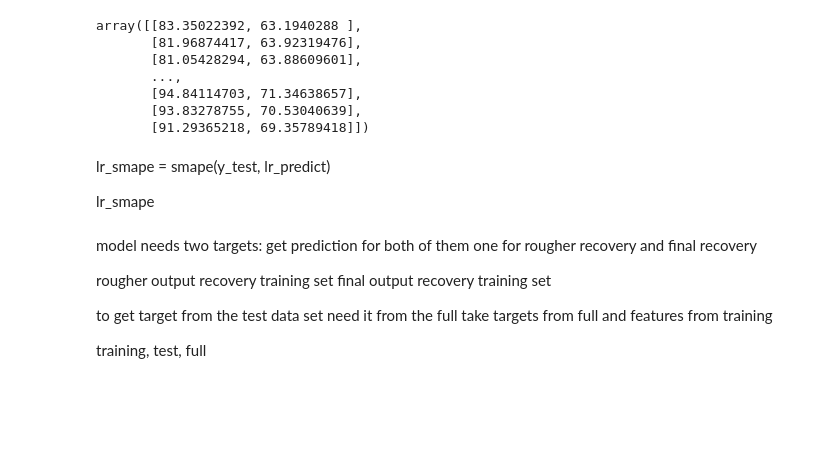
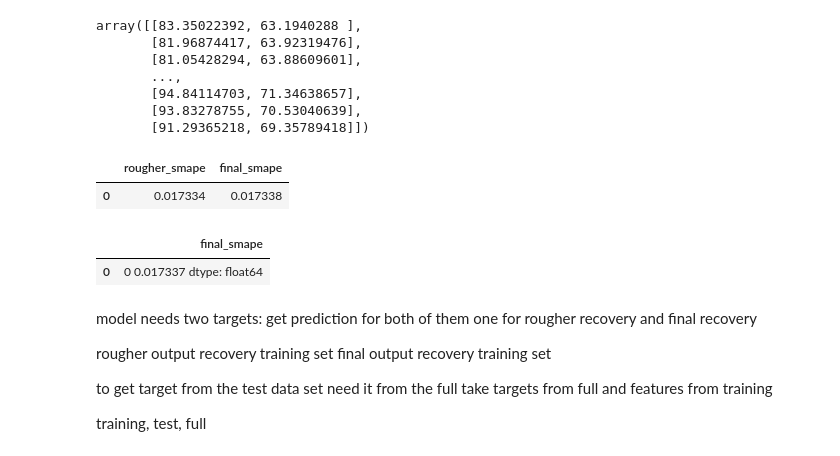
Before and after one commit to BLacuesta3/Sprint-10-Project, a Jupyter notebook: Sprint 10 Project Notebook.ipynb, the cells around one changed output. Cells and saved outputs as stored; diff of their text form; code cells hidden in the pictures; blank space fills up the shorter version.

Commit message:
final smape

```diff
--- a/Sprint 10 Project Notebook.ipynb
+++ b/Sprint 10 Project Notebook.ipynb
@@ -779,4 +779,25 @@ def smape(y_true, y_pred):
 
 def final_smape(rougher_smape, final_smape):
     final = 0.25 * rougher_smape + 0.75 * final_smape
-    return final
+    final_df = pd.DataFrame({'final_smape': [final]})
+    return final_df
+# %%
+def smape_2(y_true, y_pred_df):
+    n = len(y_true)
+    smape_values = []
+    for actual, predicted in zip(y_true, y_pred_df[0]):
+        numerator = abs(actual - predicted)
+        denominator = (abs(actual) + abs(predicted)) / 2
+        smape_values.append(numerator / denominator if denominator != 0 else 0.0)
+
+    smape_values_2 = []
+    for actual, predicted in zip(y_true, y_pred_df[1]):
+        numerator = abs(actual - predicted)
+        denominator = (abs(actual) + abs(predicted)) / 2
+        smape_values_2.append(numerator / denominator if denominator != 0 else 0.0)
+
+    rougher_smape = (100 / n) * sum(smape_values)
+    final_smape = (100 / n) * sum(smape_values_2)
+
+    smape_df = pd.DataFrame({'rougher_smape': [rougher_smape], 'final_smape': [final_smape]})
+    return smape_df
@@ -864,10 +890,20 @@ array([[83.35022392, 63.1940288 ],
        [94.84114703, 71.34638657],
        [93.83278755, 70.53040639],
        [91.29365218, 69.35789418]])
-# %% [markdown]
-lr_smape = smape(y_test, lr_predict)
-
-lr_smape
+# %%
+lr_smape = smape_2(y_test, lr_predict)
+
+lr_smape
+# %% [output]
+|  | rougher_smape | final_smape |
+| 0 | 0.017334 | 0.017338 |
+# %%
+lr_fsmape = final_smape(lr_smape['rougher_smape'], lr_smape['final_smape'])
+
+lr_fsmape
+# %% [output]
+|  | final_smape |
+| 0 | 0 0.017337 dtype: float64 |
 # %% [markdown]
 model needs two targets:
 get prediction for both of them one for rougher recovery and final recovery
```
Also changed, not shown: parts of 31 cells of this notebook.
